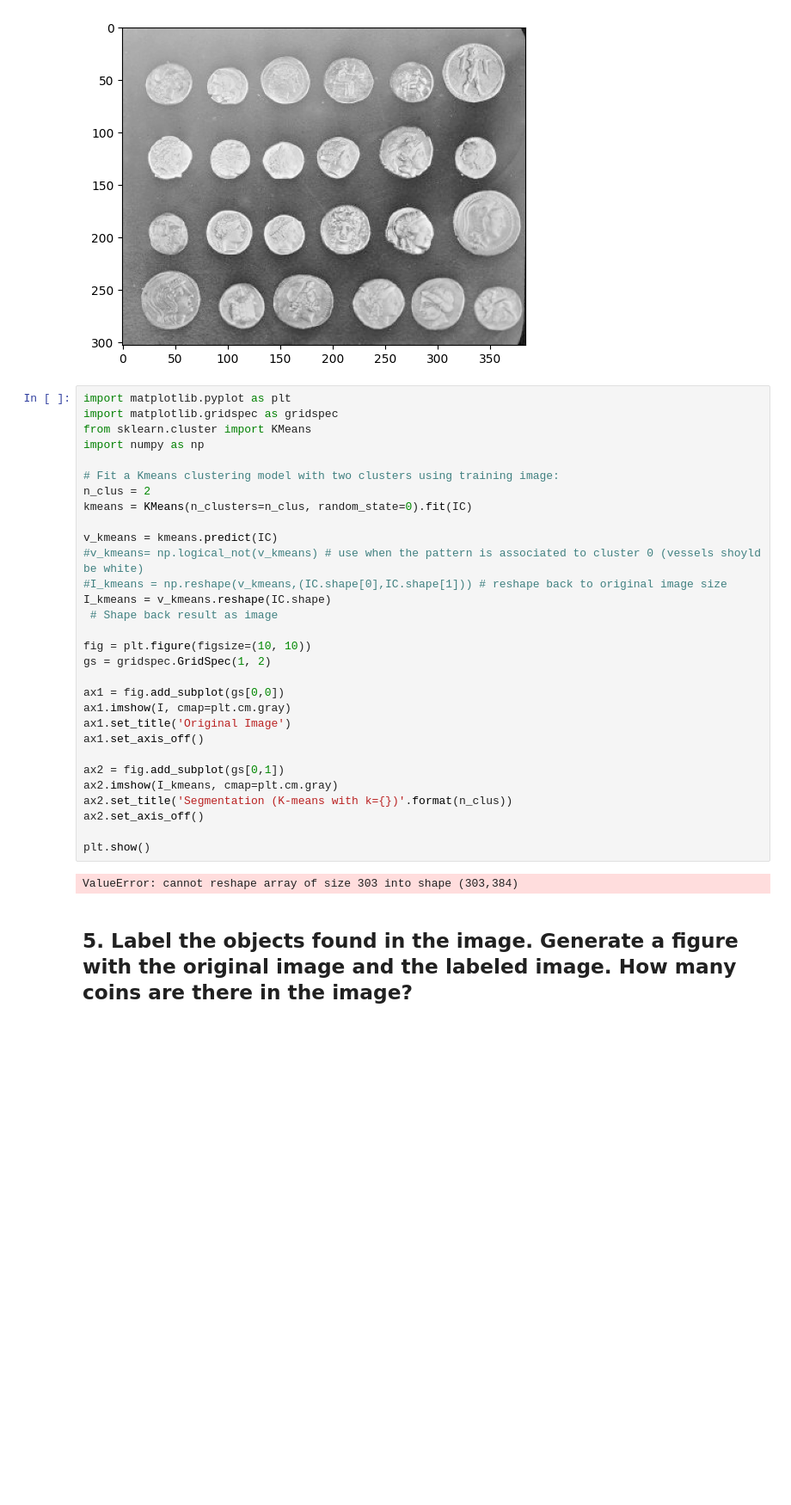
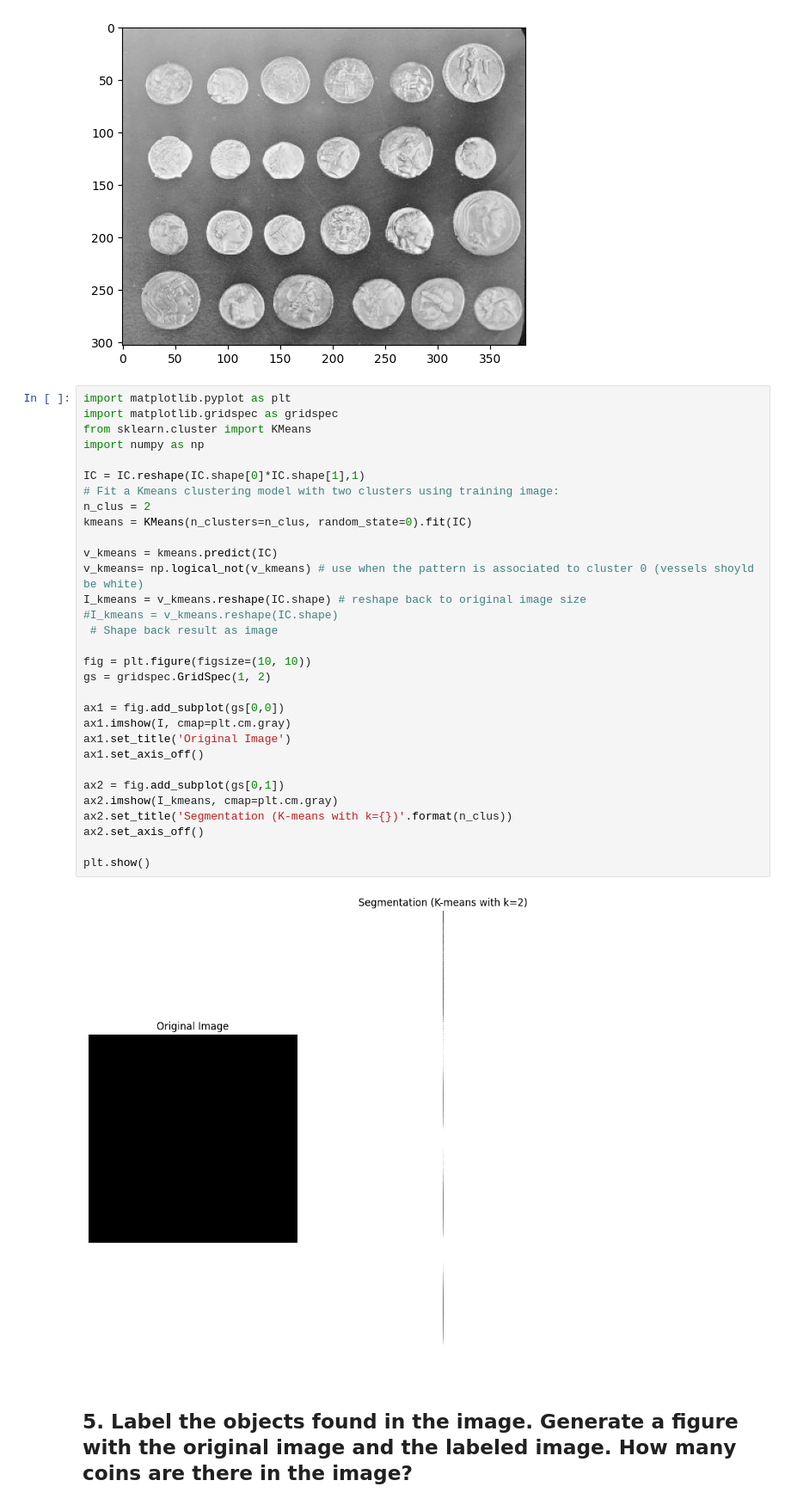
Before and after one commit to atosiroy/CV_Tirana, a Jupyter notebook: exam_CV.ipynb, the cells around one changed output. Shown at 86% size. Drawn from its saved outputs; the diff is of its cells as text; blank space fills up the shorter version.

```diff
--- a/exam_CV.ipynb
+++ b/exam_CV.ipynb
@@ -131,35 +131,36 @@ plt.imshow(IC,cmap='gray')
 # %%
 import matplotlib.pyplot as plt
 import matplotlib.gridspec as gridspec
 from sklearn.cluster import KMeans
 import numpy as np
 
+IC = IC.reshape(IC.shape[0]*IC.shape[1],1)
 # Fit a Kmeans clustering model with two clusters using training image:
 n_clus = 2
 kmeans = KMeans(n_clusters=n_clus, random_state=0).fit(IC)
 
 v_kmeans = kmeans.predict(IC)
-#v_kmeans= np.logical_not(v_kmeans) # use when the pattern is associated to cluster 0 (vessels shoyld be white)
-#I_kmeans = np.reshape(v_kmeans,(IC.shape[0],IC.shape[1])) # reshape back to original image size
-I_kmeans = v_kmeans.reshape(IC.shape)
+v_kmeans= np.logical_not(v_kmeans) # use when the pattern is associated to cluster 0 (vessels shoyld be white)
+I_kmeans = v_kmeans.reshape(IC.shape) # reshape back to original image size
+#I_kmeans = v_kmeans.reshape(IC.shape)
  # Shape back result as image
 
 fig = plt.figure(figsize=(10, 10))
 gs = gridspec.GridSpec(1, 2)
 
 ax1 = fig.add_subplot(gs[0,0])
 ax1.imshow(I, cmap=plt.cm.gray)
 ax1.set_title('Original Image')
 ax1.set_axis_off()
 
 ax2 = fig.add_subplot(gs[0,1])
 ax2.imshow(I_kmeans, cmap=plt.cm.gray)
 ax2.set_title('Segmentation (K-means with k={})'.format(n_clus))
 ax2.set_axis_off()
 
 plt.show()
 # %% [output]
-ValueError: cannot reshape array of size 303 into shape (303,384)
+[figure, added]
 # %% [markdown]
 ## 5. Label the objects found in the image. Generate a figure with the original image and the labeled image. How many coins are there in the image?
 # %%
```
Also changed, not shown: parts of 3 cells of this notebook.
